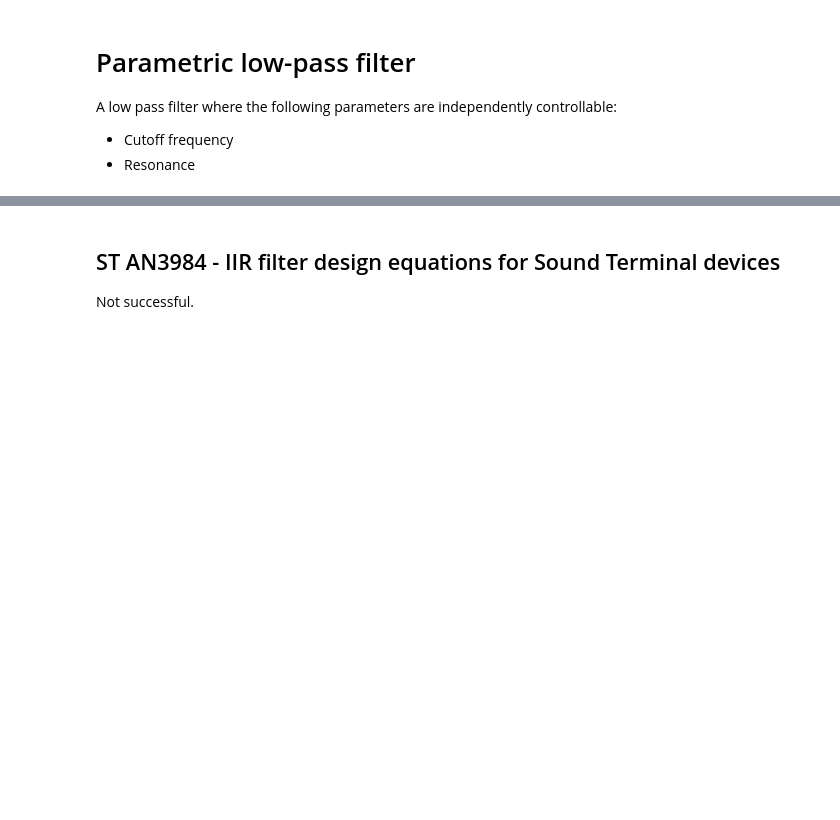
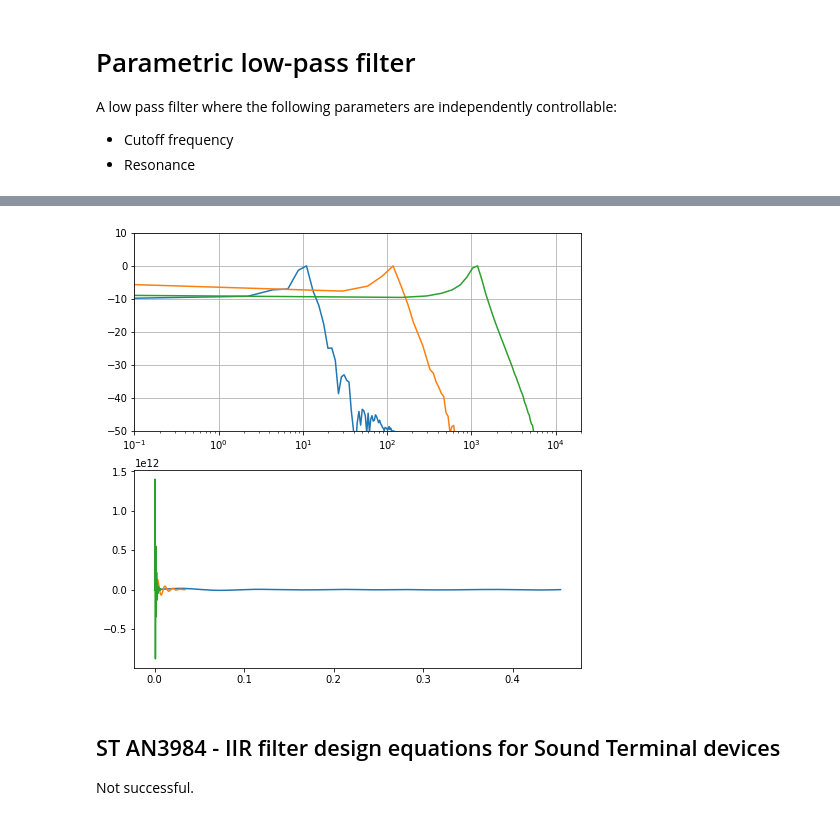
Before and after one commit to soerenbnoergaard/sbnsampler, a Jupyter notebook: workbooks/parametric_low_pass_filter.ipynb, the cells around one changed output, grey strips where cells are left out. Cells and saved outputs as stored; diff of their text form; code cells hidden in the pictures; blank space fills up the shorter version.

```diff
--- a/workbooks/parametric_low_pass_filter.ipynb
+++ b/workbooks/parametric_low_pass_filter.ipynb
@@ -69,3 +85,57 @@ prbs_analyze(x, y, fs, 300)
+# %%
+def ladder_zavalishin(x, g, k):
+    y = zeros(len(x_prbs15))
+    G = g/(1+g)
+
+    w1 = [0, 0, 0, 0] # Delayed sum of y[n] and x[n]*G
+    for n in range(1, len(y)):
+        u = x[n] - y[n-1]*k
+
+        # 1
+        x_ = u
+        v  = (x_-w1[0]) * G
+        y_ = v + w1[0]
+        w1[0] = y_ + v
+
+        # 2
+        x_ = y_
+        v  = (x_-w1[1]) * G
+        y_ = v + w1[1]
+        w1[1] = y_ + v
+
+        # 3
+        x_ = y_
+        v  = (x_-w1[2]) * G
+        y_ = v + w1[2]
+        w1[2] = y_ + v
+
+        # 3
+        x_ = y_
+        v  = (x_-w1[3]) * G
+        y_ = v + w1[3]
+        w1[3] = y_ + v
+
+        y[n] = y_
+
+    return y
+
+fig, (ax1, ax2) = subplots(2, 1, figsize=[FIG_WIDTH, 8])
+
+x = x_prbs15
+
+for g, k, h_length in [
+        [0.001, 2, 20000],
+        [0.01, 2, 1500],
+        [0.1, 2, 300],
+    ]:
+
+    y = ladder_zavalishin(x, g=g, k=k)
+
+    t, h, f, H = prbs_analyze(x, y, fs, h_length)
+    show_frequency_response(f, H, ax=ax1)
+    show_impulse_response(t, h, ax=ax2)
+# %% [output]
+[figure, added]
 # %% [markdown]
 ## ST AN3984 - IIR filter design equations for Sound Terminal devices
 
```
Also changed, not shown: parts of 7 cells of this notebook.
